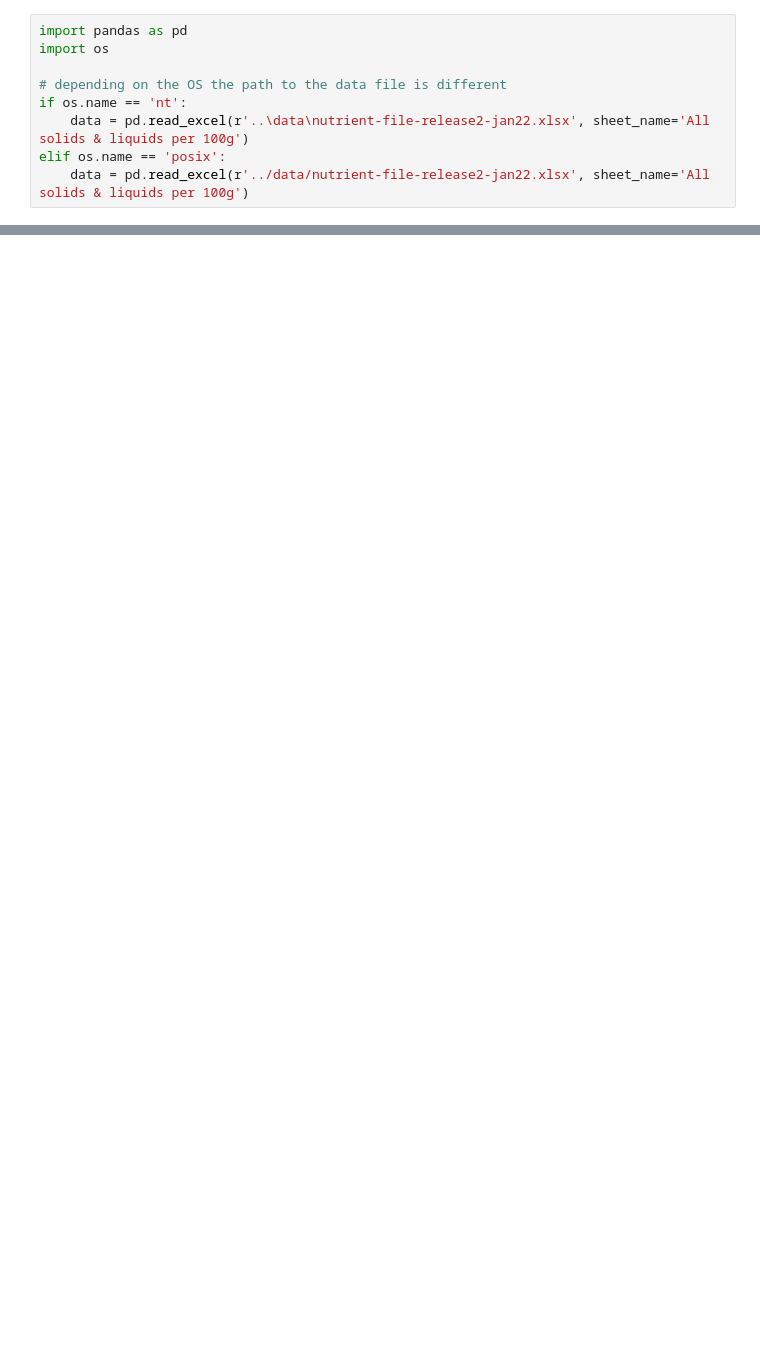
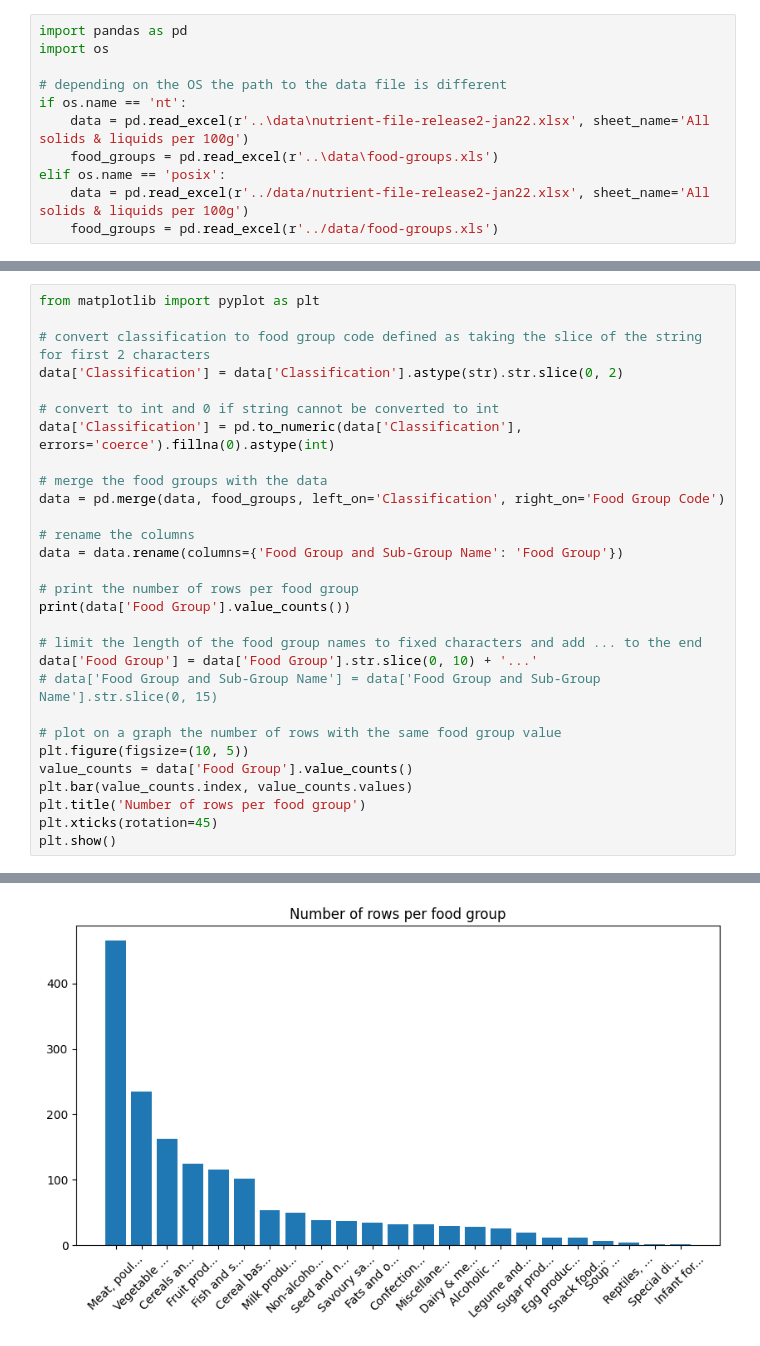
Before and after one commit to d4vidsha/food-groups-classification-model, a Jupyter notebook: archive/understanding-data.ipynb, the cells around one changed output, grey strips where cells are left out. Saved outputs shown, nothing was run; the diff lists cells and outputs as text; blank space fills up the shorter version.

Commit message:
feat: plot with names

```diff
--- a/archive/understanding-data.ipynb
+++ b/archive/understanding-data.ipynb
@@ -5,8 +5,10 @@ import os
 # depending on the OS the path to the data file is different
 if os.name == 'nt':
     data = pd.read_excel(r'..\data\nutrient-file-release2-jan22.xlsx', sheet_name='All solids & liquids per 100g')
+    food_groups = pd.read_excel(r'..\data\food-groups.xls')
 elif os.name == 'posix':
     data = pd.read_excel(r'../data/nutrient-file-release2-jan22.xlsx', sheet_name='All solids & liquids per 100g')
+    food_groups = pd.read_excel(r'../data/food-groups.xls')
 # %%
 # plot on a graph the number of rows with the same classification value and do not include x-axis marks
 data['Classification'].value_counts().plot(kind='bar', title='Number of rows per classification').tick_params(axis='x', which='both', bottom=False, top=False, labelbottom=False)
@@ -21,0 +17,30 @@ data['Classification'].value_counts().plot(kind='bar', title='Number of rows per
+# %%
+from matplotlib import pyplot as plt
+
+# convert classification to food group code defined as taking the slice of the string for first 2 characters
+data['Classification'] = data['Classification'].astype(str).str.slice(0, 2)
+
+# convert to int and 0 if string cannot be converted to int
+data['Classification'] = pd.to_numeric(data['Classification'], errors='coerce').fillna(0).astype(int)
+
+# merge the food groups with the data
+data = pd.merge(data, food_groups, left_on='Classification', right_on='Food Group Code')
+
+# rename the columns
+data = data.rename(columns={'Food Group and Sub-Group Name': 'Food Group'})
+
+# print the number of rows per food group
+print(data['Food Group'].value_counts())
+
+# limit the length of the food group names to fixed characters and add ... to the end
+data['Food Group'] = data['Food Group'].str.slice(0, 10) + '...'
+# data['Food Group and Sub-Group Name'] = data['Food Group and Sub-Group Name'].str.slice(0, 15)
+
+# plot on a graph the number of rows with the same food group value
+plt.figure(figsize=(10, 5))
+value_counts = data['Food Group'].value_counts()
+plt.bar(value_counts.index, value_counts.values)
+plt.title('Number of rows per food group')
+plt.xticks(rotation=45)
+plt.show()
+# %% [output]
@@ -21,0 +64 @@ data['Classification'].value_counts().plot(kind='bar', title='Number of rows per
+[figure, added]
```
Also changed, not shown: parts of 3 cells of this notebook.
